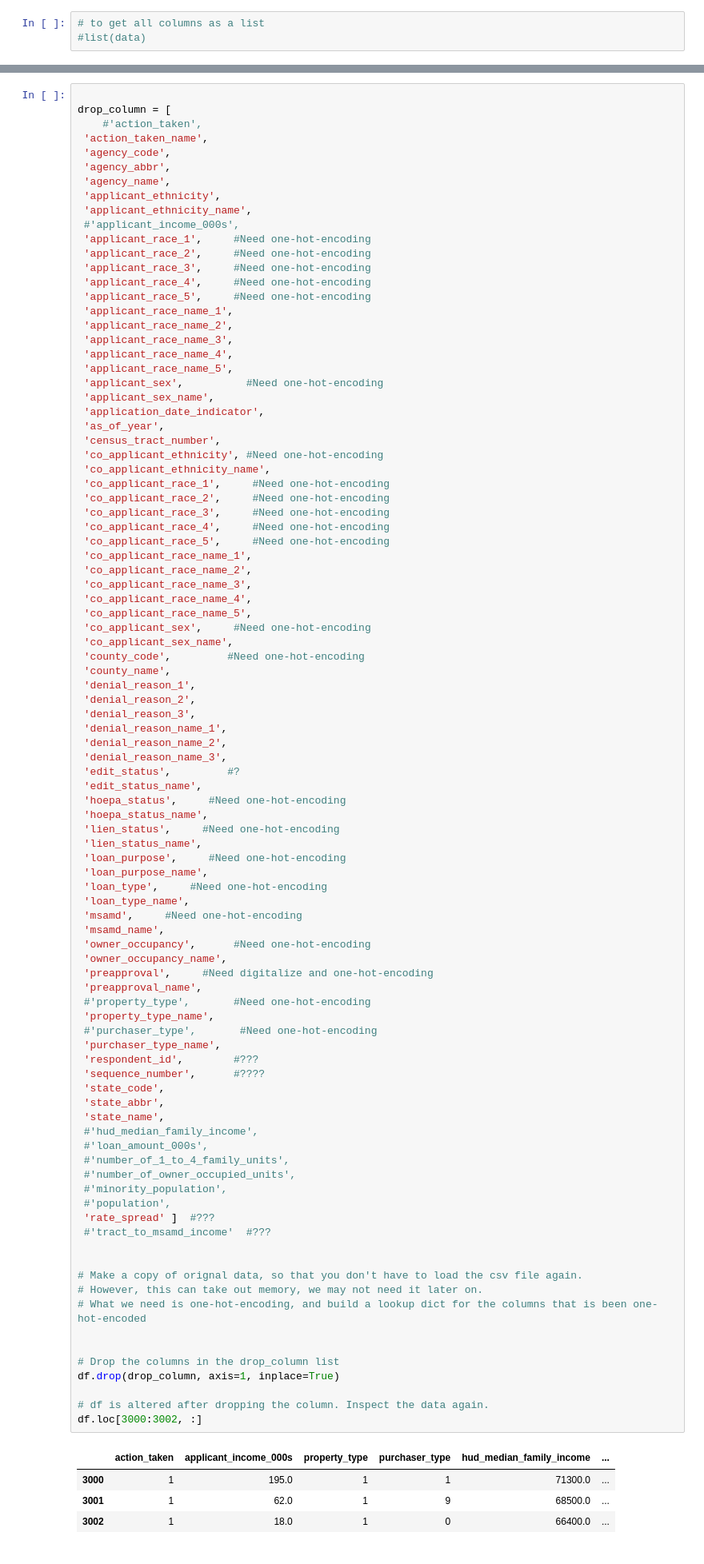
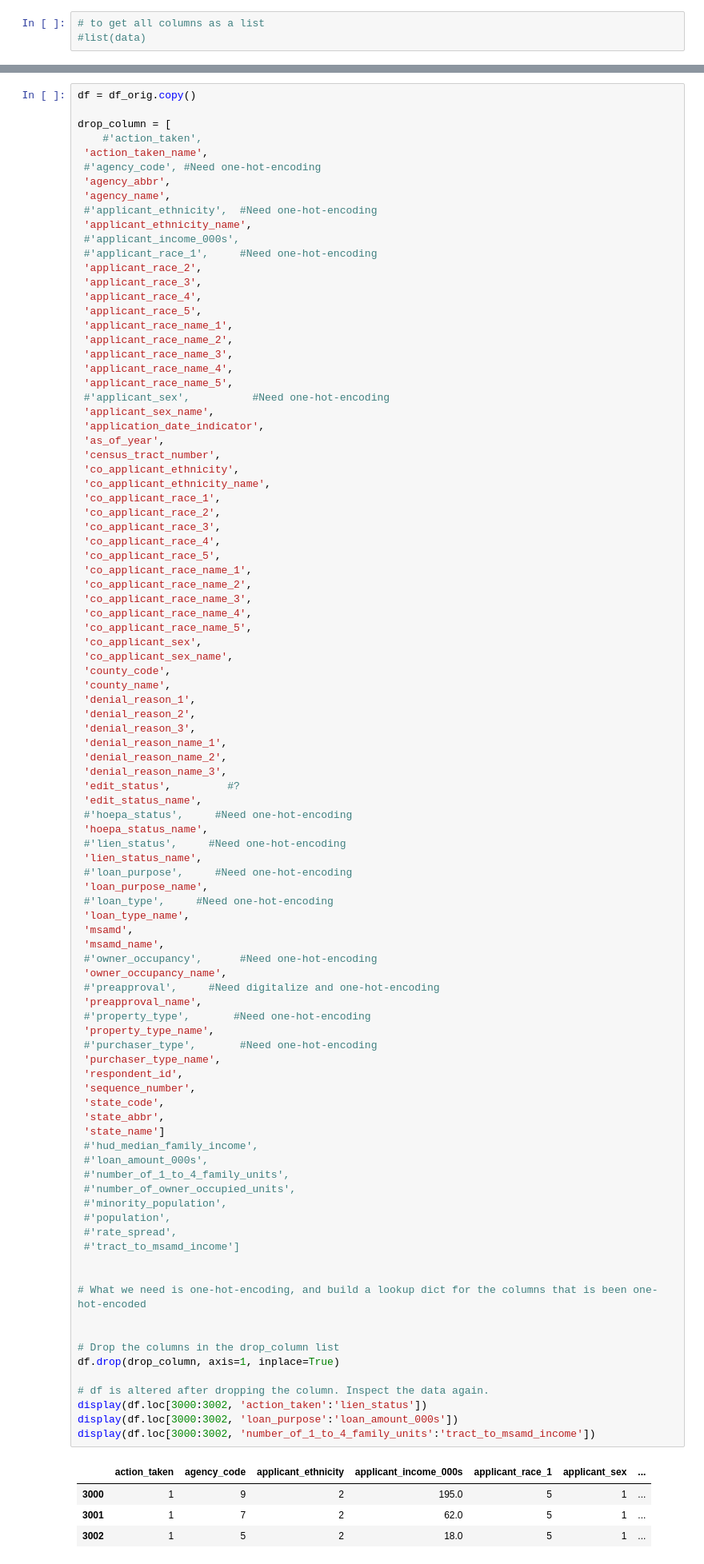
Before and after one commit to melindadevins/ai-loan-analysis, a Jupyter notebook: process_data.ipynb, the cells around one changed output, grey strips where cells are left out. Shown: that part at 80% size. Drawn from its saved outputs; the diff is of its cells as text.

```diff
--- a/process_data.ipynb
+++ b/process_data.ipynb
@@ -111,44 +245,45 @@ df_agency_count
 # %%
+df = df_orig.copy()
 
 drop_column = [
     #'action_taken',
  'action_taken_name',
- 'agency_code',
+ #'agency_code', #Need one-hot-encoding
  'agency_abbr',
  'agency_name',
- 'applicant_ethnicity',
+ #'applicant_ethnicity',  #Need one-hot-encoding
  'applicant_ethnicity_name',
  #'applicant_income_000s',
- 'applicant_race_1',     #Need one-hot-encoding
- 'applicant_race_2',     #Need one-hot-encoding
- 'applicant_race_3',     #Need one-hot-encoding
- 'applicant_race_4',     #Need one-hot-encoding
- 'applicant_race_5',     #Need one-hot-encoding
+ #'applicant_race_1',     #Need one-hot-encoding
+ 'applicant_race_2',
+ 'applicant_race_3',
+ 'applicant_race_4',
+ 'applicant_race_5',
  'applicant_race_name_1',
  'applicant_race_name_2',
  'applicant_race_name_3',
  'applicant_race_name_4',
  'applicant_race_name_5',
- 'applicant_sex',          #Need one-hot-encoding
+ #'applicant_sex',          #Need one-hot-encoding
  'applicant_sex_name',
  'application_date_indicator',
  'as_of_year',
  'census_tract_number',
- 'co_applicant_ethnicity', #Need one-hot-encoding
+ 'co_applicant_ethnicity',
  'co_applicant_ethnicity_name',
- 'co_applicant_race_1',     #Need one-hot-encoding
- 'co_applicant_race_2',     #Need one-hot-encoding
- 'co_applicant_race_3',     #Need one-hot-encoding
- 'co_applicant_race_4',     #Need one-hot-encoding
- 'co_applicant_race_5',     #Need one-hot-encoding
+ 'co_applicant_race_1',
+ 'co_applicant_race_2',
+ 'co_applicant_race_3',
+ 'co_applicant_race_4',
+ 'co_applicant_race_5',
  'co_applicant_race_name_1',
  'co_applicant_race_name_2',
  'co_applicant_race_name_3',
  'co_applicant_race_name_4',
  'co_applicant_race_name_5',
- 'co_applicant_sex',     #Need one-hot-encoding
+ 'co_applicant_sex',
  'co_applicant_sex_name',
- 'county_code',         #Need one-hot-encoding
+ 'county_code',
  'county_name',
  'denial_reason_1',
  'denial_reason_2',
@@ -158,51 +293,51 @@ drop_column = [
  'denial_reason_name_3',
  'edit_status',         #?
  'edit_status_name',
- 'hoepa_status',     #Need one-hot-encoding
+ #'hoepa_status',     #Need one-hot-encoding
  'hoepa_status_name',
- 'lien_status',     #Need one-hot-encoding
+ #'lien_status',     #Need one-hot-encoding
  'lien_status_name',
- 'loan_purpose',     #Need one-hot-encoding
+ #'loan_purpose',     #Need one-hot-encoding
  'loan_purpose_name',
- 'loan_type',     #Need one-hot-encoding
+ #'loan_type',     #Need one-hot-encoding
  'loan_type_name',
- 'msamd',     #Need one-hot-encoding
+ 'msamd',
  'msamd_name',
- 'owner_occupancy',      #Need one-hot-encoding
+ #'owner_occupancy',      #Need one-hot-encoding
  'owner_occupancy_name',
- 'preapproval',     #Need digitalize and one-hot-encoding
+ #'preapproval',     #Need digitalize and one-hot-encoding
  'preapproval_name',
  #'property_type',       #Need one-hot-encoding
  'property_type_name',
  #'purchaser_type',       #Need one-hot-encoding
  'purchaser_type_name',
- 'respondent_id',        #???
- 'sequence_number',      #????
+ 'respondent_id',
+ 'sequence_number',
  'state_code',
  'state_abbr',
- 'state_name',
+ 'state_name']
  #'hud_median_family_income',
  #'loan_amount_000s',
  #'number_of_1_to_4_family_units',
  #'number_of_owner_occupied_units',
  #'minority_population',
  #'population',
- 'rate_spread' ]  #???
- #'tract_to_msamd_income'  #???
+ #'rate_spread',
+ #'tract_to_msamd_income']
 
 
-# Make a copy of orignal data, so that you don't have to load the csv file again.
-# However, this can take out memory, we may not need it later on.
 # What we need is one-hot-encoding, and build a lookup dict for the columns that is been one-hot-encoded
 
 
 # Drop the columns in the drop_column list
 df.drop(drop_column, axis=1, inplace=True)
 
 # df is altered after dropping the column. Inspect the data again.
-df.loc[3000:3002, :]
+display(df.loc[3000:3002, 'action_taken':'lien_status'])
+display(df.loc[3000:3002, 'loan_purpose':'loan_amount_000s'])
+display(df.loc[3000:3002, 'number_of_1_to_4_family_units':'tract_to_msamd_income'])
 # %% [output]
-|  | action_taken | applicant_income_000s | property_type | purchaser_type | hud_median_family_income | ... |
-| 3000 | 1 | 195.0 | 1 | 1 | 71300.0 | ... |
-| 3001 | 1 | 62.0 | 1 | 9 | 68500.0 | ... |
-| 3002 | 1 | 18.0 | 1 | 0 | 66400.0 | ... |
+|  | action_taken | agency_code | applicant_ethnicity | applicant_income_000s | applicant_race_1 | applicant_sex | ... |
+| 3000 | 1 | 9 | 2 | 195.0 | 5 | 1 | ... |
+| 3001 | 1 | 7 | 2 | 62.0 | 5 | 1 | ... |
+| 3002 | 1 | 5 | 2 | 18.0 | 5 | 1 | ... |
```
Also changed, not shown: parts of 20 cells of this notebook, 4 other files.
